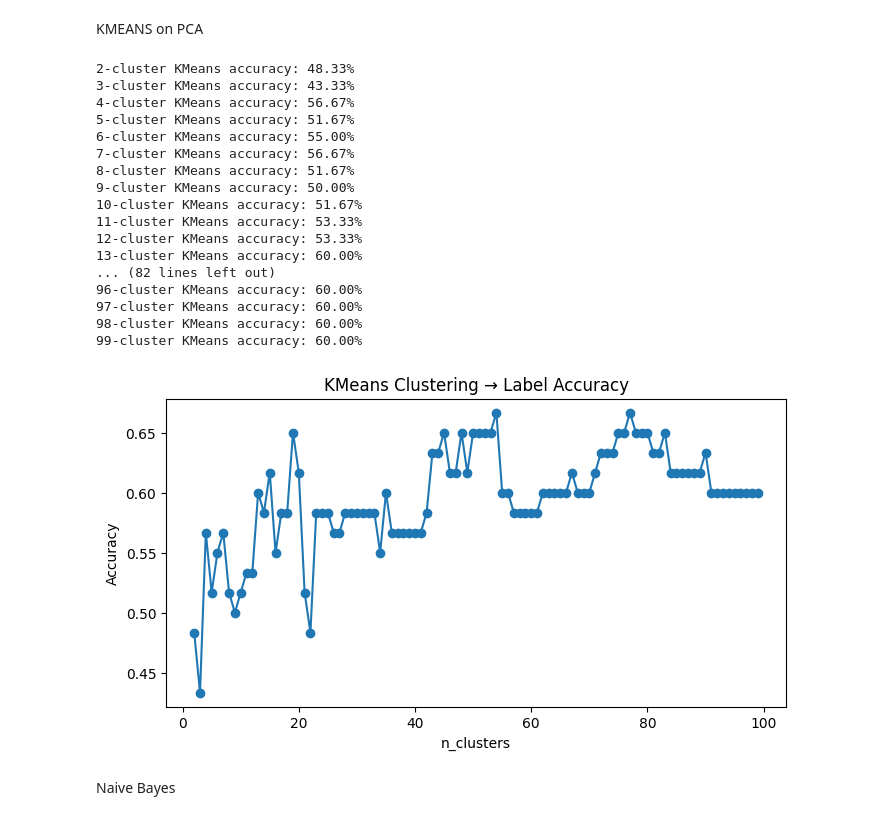
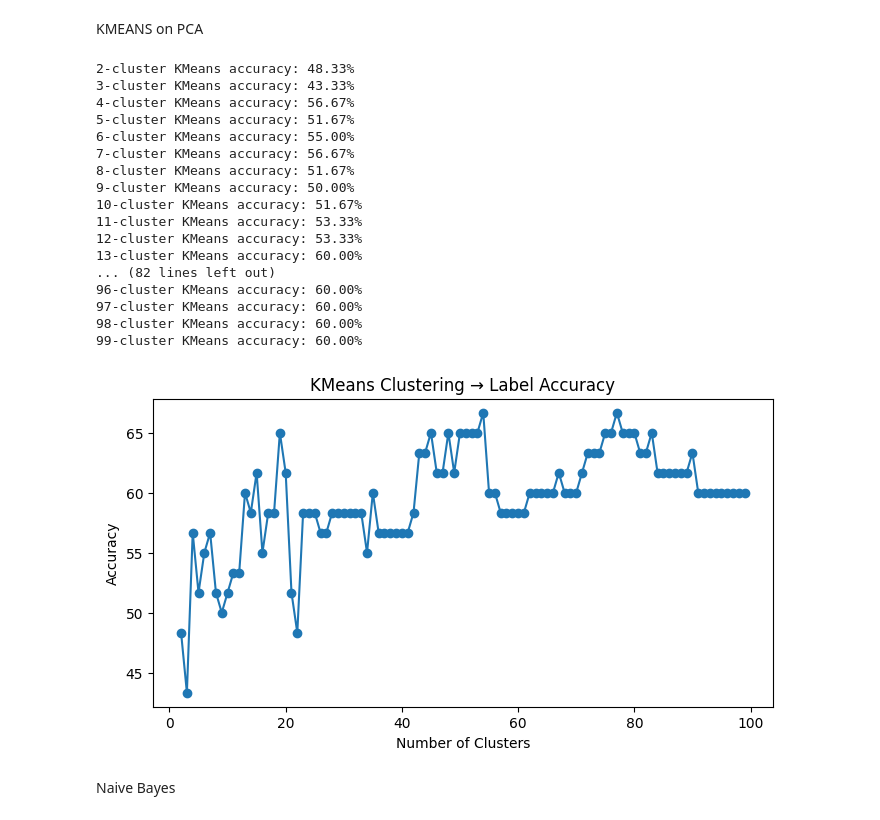
Before and after one commit to crmunson/DataMiningFinalProject, a Jupyter notebook: project_code.ipynb, the cells around one changed output. Drawn from its saved outputs; the diff is of its cells as text; code cells hidden in the pictures.

```diff
--- a/project_code.ipynb
+++ b/project_code.ipynb
@@ -238,35 +265,36 @@ for k in cluster_range:
 
     # 4) score
     acc = accuracy_score(y_test, y_pred)
     accuracy_vals.append(acc)
     print(f"{k}-cluster KMeans accuracy: {acc:.2%}")
 
 # visualize
 plt.figure(figsize=(8,4))
+accuracy_vals = np.array(accuracy_vals) * 100
 plt.plot(list(cluster_range), accuracy_vals, marker='o')
-plt.xlabel("n_clusters")
+plt.xlabel("Number of Clusters")
 plt.ylabel("Accuracy")
 plt.title("KMeans Clustering → Label Accuracy")
 plt.show()
 # %% [output]
 2-cluster KMeans accuracy: 48.33%
 3-cluster KMeans accuracy: 43.33%
 4-cluster KMeans accuracy: 56.67%
 5-cluster KMeans accuracy: 51.67%
 6-cluster KMeans accuracy: 55.00%
 7-cluster KMeans accuracy: 56.67%
 8-cluster KMeans accuracy: 51.67%
 9-cluster KMeans accuracy: 50.00%
 10-cluster KMeans accuracy: 51.67%
 11-cluster KMeans accuracy: 53.33%
 12-cluster KMeans accuracy: 53.33%
 13-cluster KMeans accuracy: 60.00%
 ... (82 lines left out)
 96-cluster KMeans accuracy: 60.00%
 97-cluster KMeans accuracy: 60.00%
 98-cluster KMeans accuracy: 60.00%
 99-cluster KMeans accuracy: 60.00%
-[figure, old version]
+[figure, new version]
 # %% [markdown]
 Naive Bayes
 # %%
```
Also changed, not shown: parts of 5 cells of this notebook, 3 other files.
